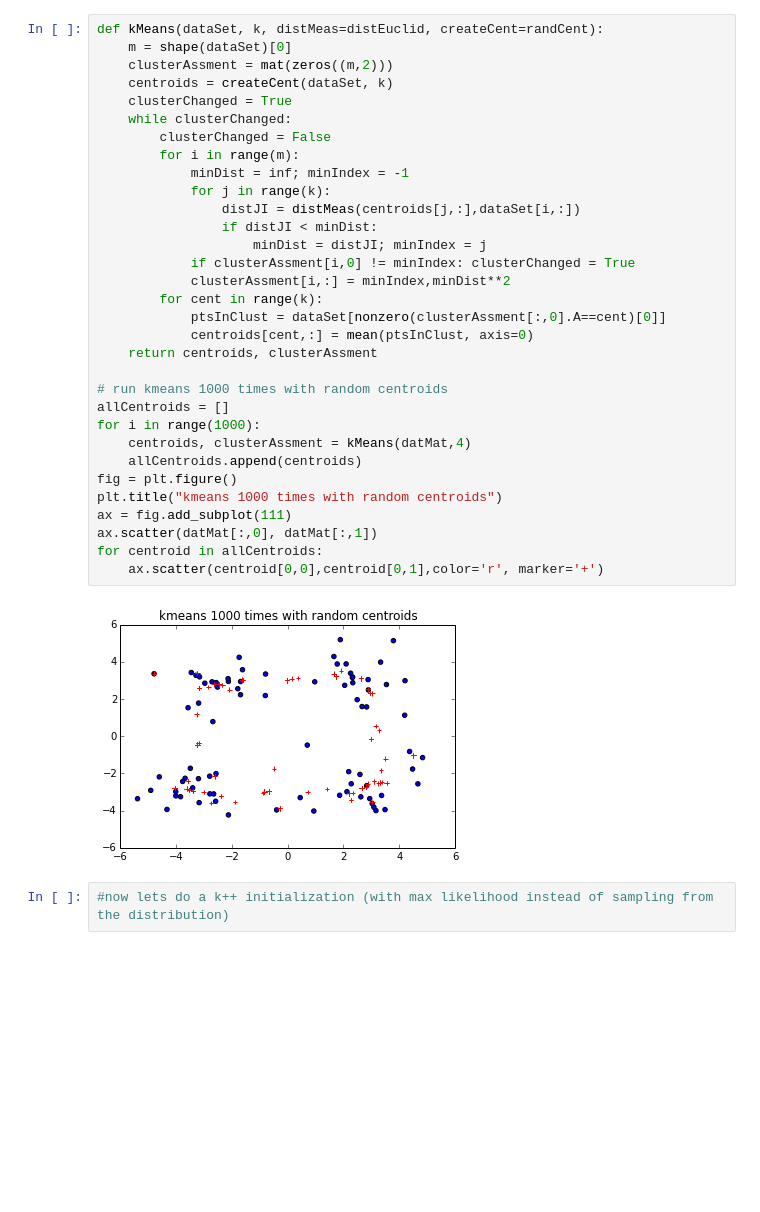
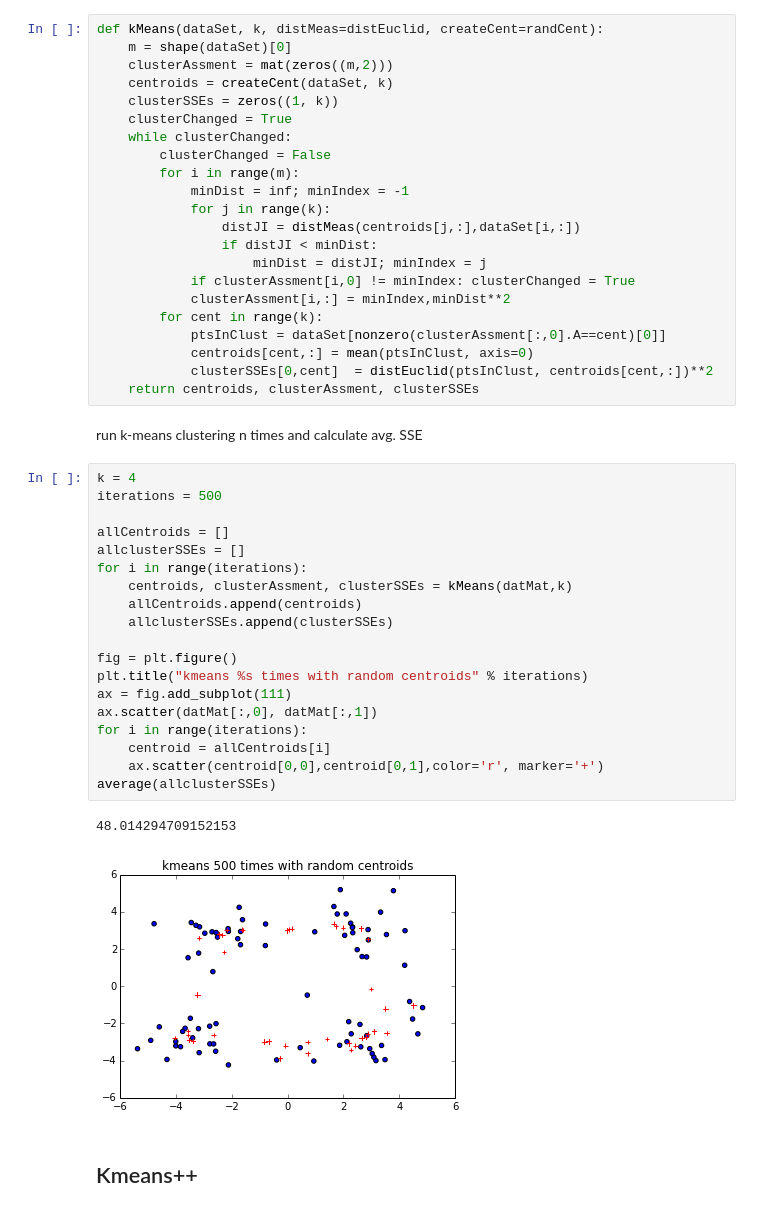
Before and after one commit to dejori/this-and-that, a Jupyter notebook: ml-in-action/ch10/kmeans.ipynb, the cells around one changed output. Drawn from its saved outputs; the diff is of its cells as text; blank space fills up the shorter version.

```diff
--- a/ml-in-action/ch10/kmeans.ipynb
+++ b/ml-in-action/ch10/kmeans.ipynb
@@ -59,6 +47,7 @@ def kMeans(dataSet, k, distMeas=distEuclid, createCent=randCent):
     m = shape(dataSet)[0]
     clusterAssment = mat(zeros((m,2)))
     centroids = createCent(dataSet, k)
+    clusterSSEs = zeros((1, k))
     clusterChanged = True
     while clusterChanged:
         clusterChanged = False
@@ -73,20 +62,31 @@ def kMeans(dataSet, k, distMeas=distEuclid, createCent=randCent):
         for cent in range(k):
             ptsInClust = dataSet[nonzero(clusterAssment[:,0].A==cent)[0]]
             centroids[cent,:] = mean(ptsInClust, axis=0)
-    return centroids, clusterAssment
-
-# run kmeans 1000 times with random centroids
-allCentroids = []
-for i in range(1000):
-    centroids, clusterAssment = kMeans(datMat,4)
-    allCentroids.append(centroids)
-fig = plt.figure()
-plt.title("kmeans 1000 times with random centroids")
-ax = fig.add_subplot(111)
-ax.scatter(datMat[:,0], datMat[:,1])
-for centroid in allCentroids:
-    ax.scatter(centroid[0,0],centroid[0,1],color='r', marker='+')
+            clusterSSEs[0,cent]  = distEuclid(ptsInClust, centroids[cent,:])**2
+    return centroids, clusterAssment, clusterSSEs
-# %% [output]
-[figure, removed]
-# %%
-#now lets do a k++ initialization (with max likelihood instead of sampling from the distribution)
+# %% [markdown]
+run k-means clustering n times and calculate avg. SSE
+# %%
+k = 4
+iterations = 500
+
+allCentroids = []
+allclusterSSEs = []
+for i in range(iterations):
+    centroids, clusterAssment, clusterSSEs = kMeans(datMat,k)
+    allCentroids.append(centroids)
+    allclusterSSEs.append(clusterSSEs)
+
+fig = plt.figure()
+plt.title("kmeans %s times with random centroids" % iterations)
+ax = fig.add_subplot(111)
+ax.scatter(datMat[:,0], datMat[:,1])
+for i in range(iterations):
+    centroid = allCentroids[i]
+    ax.scatter(centroid[0,0],centroid[0,1],color='r', marker='+')
+average(allclusterSSEs)
+# %% [output]
+48.014294709152153
+[figure, added]
+# %% [markdown]
+## Kmeans++
```
Also changed, not shown: parts of 10 cells of this notebook.
